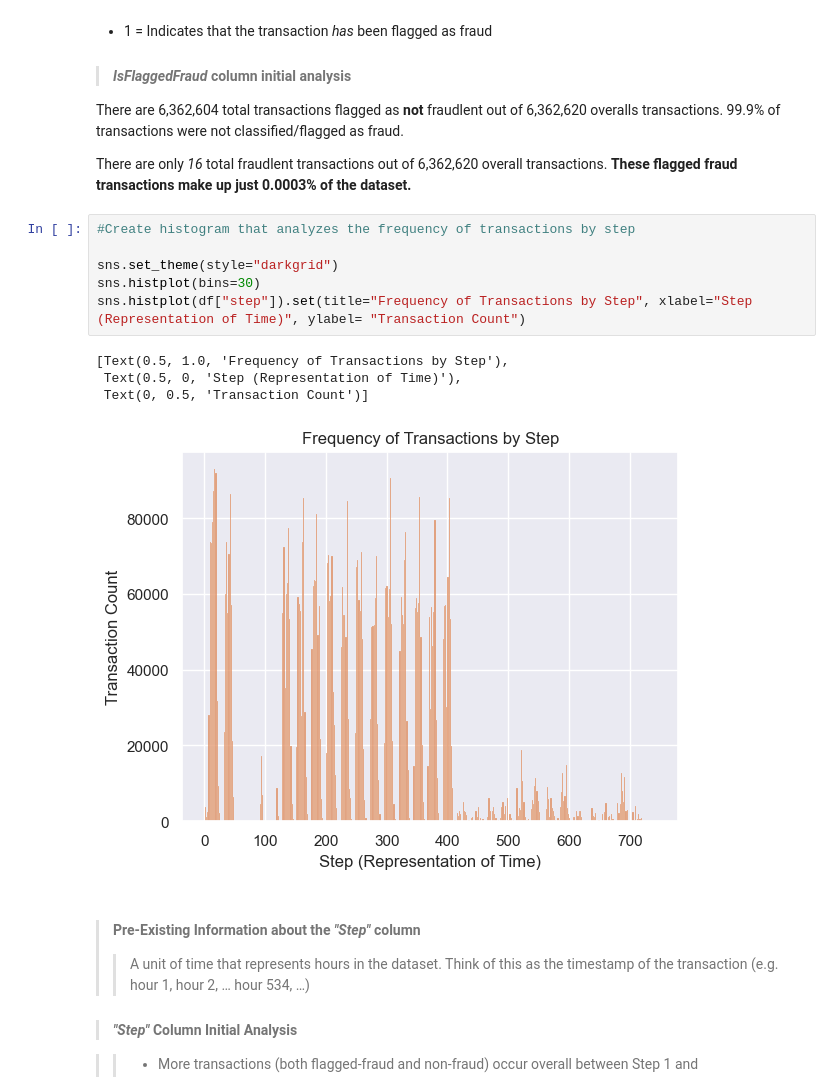
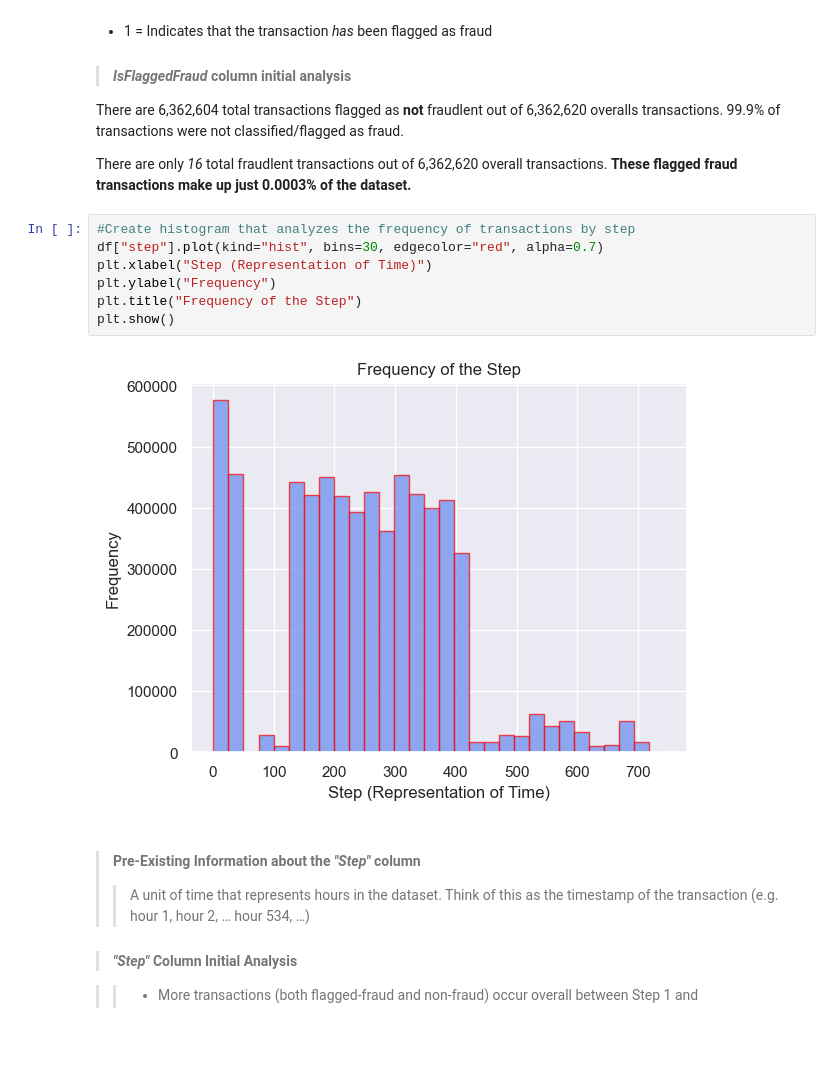
Before and after one commit to thetechleila/FinancialFraudData_EDA, a Jupyter notebook: eda01_initial_analysis/FinFraudEDA_01.ipynb, the cells around one changed output. Saved outputs shown, nothing was run; the diff lists cells and outputs as text; blank space fills up the shorter version.

Commit message:
update histogram

```diff
--- a/eda01_initial_analysis/FinFraudEDA_01.ipynb
+++ b/eda01_initial_analysis/FinFraudEDA_01.ipynb
@@ -280,15 +280,13 @@ A “naive” model that simply flags a transaction as fraudulent if it is great
 There are only *16* total fraudlent transactions out of 6,362,620 overall transactions. **These flagged fraud transactions make up just 0.0003% of the dataset.**
 # %%
 #Create histogram that analyzes the frequency of transactions by step
-
-sns.set_theme(style="darkgrid")
-sns.histplot(bins=30)
-sns.histplot(df["step"]).set(title="Frequency of Transactions by Step", xlabel="Step (Representation of Time)", ylabel= "Transaction Count")
+df["step"].plot(kind="hist", bins=30, edgecolor="red", alpha=0.7)
+plt.xlabel("Step (Representation of Time)")
+plt.ylabel("Frequency")
+plt.title("Frequency of the Step")
+plt.show()
 # %% [output]
-[Text(0.5, 1.0, 'Frequency of Transactions by Step'),
- Text(0.5, 0, 'Step (Representation of Time)'),
- Text(0, 0.5, 'Transaction Count')]
-[figure, old version]
+[figure, new version]
 # %% [markdown]
 > #### Pre-Existing Information about the *"Step"* column
 >
```
